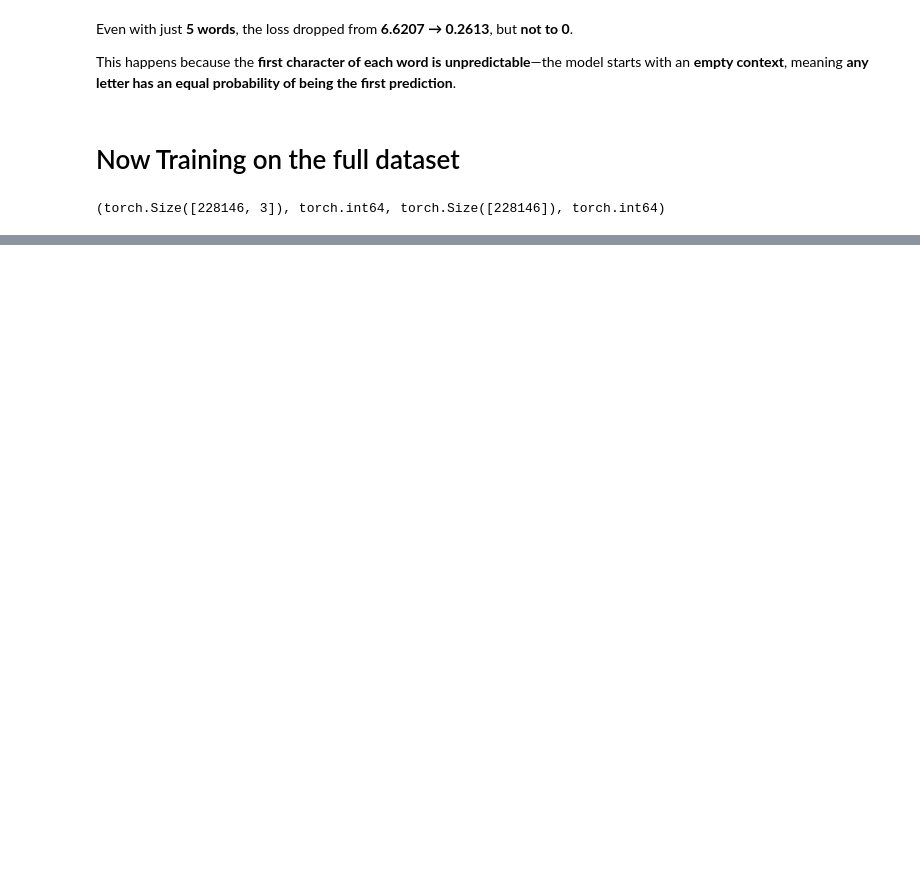
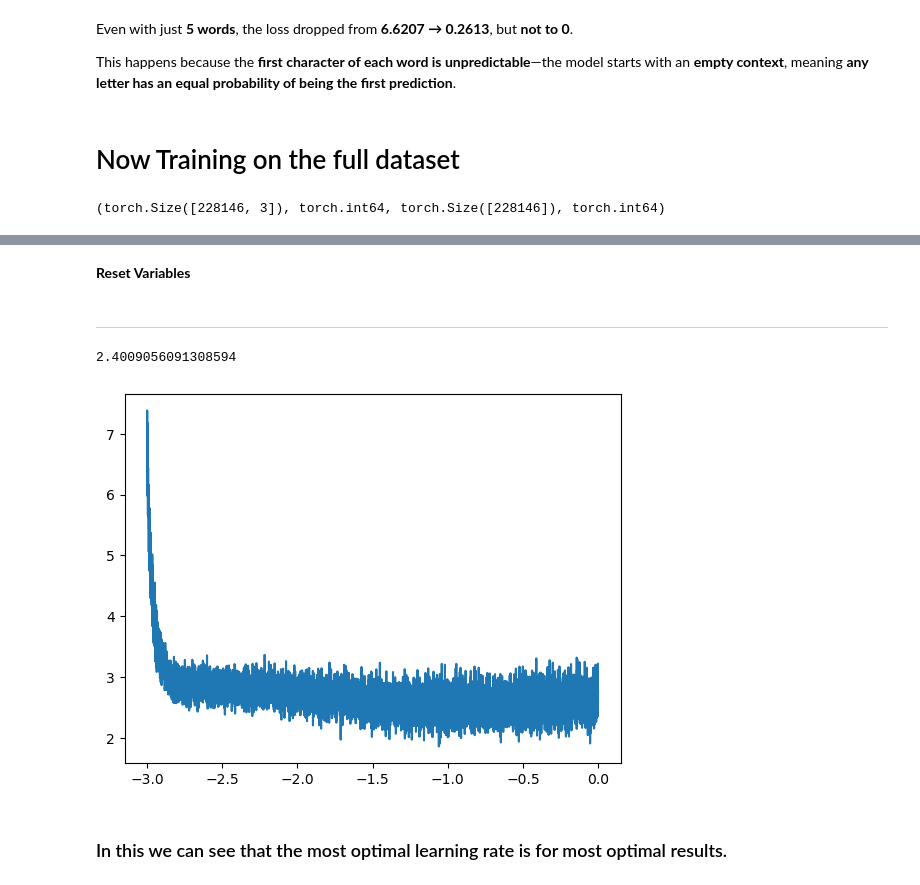
Before and after one commit to Amehroke/MakeMore, a Jupyter notebook: part2.ipynb, the cells around one changed output, grey strips where cells are left out. Drawn from its saved outputs; the diff is of its cells as text; code cells hidden in the pictures; blank space fills up the shorter version.

```diff
--- a/part2.ipynb
+++ b/part2.ipynb
@@ -352,9 +352,10 @@ params = [C, W1, b1, W2, b2] # Parameters for the model
 for p in params:
     p.requires_grad_() # Setting the requires_grad to True for all the parameters
 # %%
+# (Full-Batch Training)
 
 # Training the model for 100 epochs
-for _ in range(10):
+for _ in range(100):
     # Forward pass
     embedding = C[X] # Embedding the input tensor X using the embedding matrix C
     h = torch.tanh(embedding.view(-1,6) @ W1 + b1) # Hidden layer
@@ -384,0 +458,2 @@ Notice that this is taking too long to compute so it is best practice to just do
+# %% [markdown]
+**Reset Variables**
@@ -384,0 +492,44 @@ Notice that this is taking too long to compute so it is best practice to just do
+# %% [markdown]
+---
+# %%
+# We determine the learing rate from the range 0f 10^-3 to 10^1
+lre = torch.linspace(-3, 0,10000)
+lrs = 10**lre
+# %%
+# (Mini-Batch Training)
+
+lri = [] # Stored list for the learning rate
+lossi = [] # Loss list of the model for the selected learning rate
+
+for i in range(10000):
+
+    #Mini batch Construction
+    ix = torch.randint(0, X.shape[0], (32,))
+
+    # Forward pass
+    embedding = C[X[ix]]
+    h = torch.tanh(embedding.view(-1,6) @ W1 + b1)
+    logits = h @ W2 + b2
+    loss = F.cross_entropy(logits, Y[ix])
+
+    for p in params:
+        p.grad = None
+    loss.backward()
+
+    lr = lrs[i]
+    for p in params:
+        p.data += -lr * p.grad # The -0.1 here is the learning rate
+
+    lri.append(lre[i])
+    lossi.append(loss.item())
+
+loss.item()
+# %% [output]
+2.4009056091308594
+# %%
+plt.plot(lri, lossi)
+plt.show()
+# %% [output]
+[figure, added]
+# %% [markdown]
+### In this we can see that the most optimal learning rate is for most optimal results.
```
Also changed, not shown: parts of 34 cells of this notebook, 1 other file.
